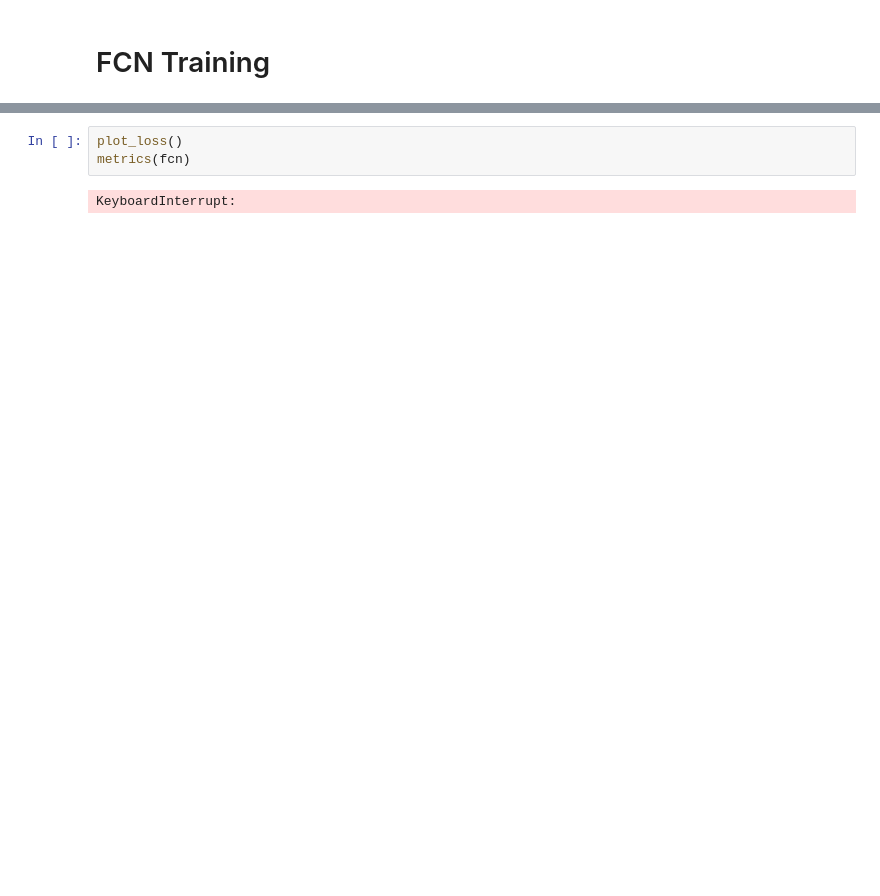
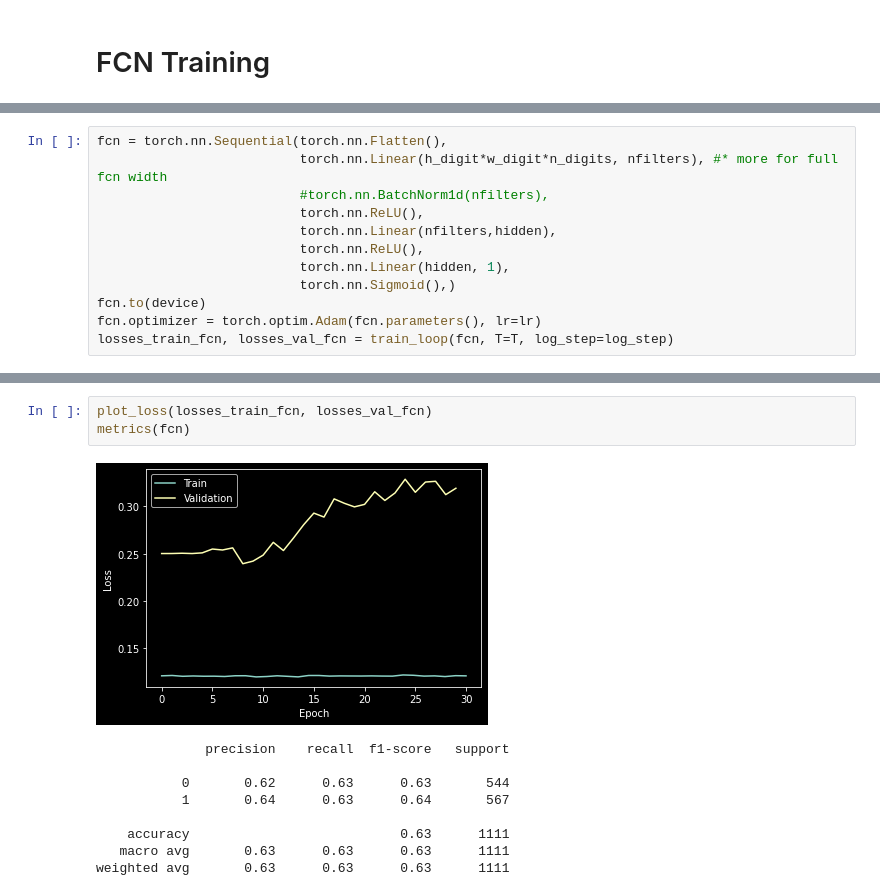
Before and after one commit to okitouni/Learning-symmetries, a Jupyter notebook: ReproducingCompSeparation.ipynb, the cells around one changed output, grey strips where cells are left out. Cells and saved outputs as stored; diff of their text form; blank space fills up the shorter version.

```diff
--- a/ReproducingCompSeparation.ipynb
+++ b/ReproducingCompSeparation.ipynb
@@ -314,0 +254,12 @@ KeyboardInterrupt:
+# %%
+fcn = torch.nn.Sequential(torch.nn.Flatten(),
+                          torch.nn.Linear(h_digit*w_digit*n_digits, nfilters), #* more for full fcn width
+                          #torch.nn.BatchNorm1d(nfilters),
+                          torch.nn.ReLU(),
+                          torch.nn.Linear(nfilters,hidden),
+                          torch.nn.ReLU(),
+                          torch.nn.Linear(hidden, 1),
+                          torch.nn.Sigmoid(),)
+fcn.to(device)
+fcn.optimizer = torch.optim.Adam(fcn.parameters(), lr=lr)
+losses_train_fcn, losses_val_fcn = train_loop(fcn, T=T, log_step=log_step)
@@ -315,5 +284,13 @@ KeyboardInterrupt:
 # %%
-plot_loss()
+plot_loss(losses_train_fcn, losses_val_fcn)
 metrics(fcn)
 # %% [output]
+[figure, added]
-KeyboardInterrupt:
+              precision    recall  f1-score   support
+
+           0       0.62      0.63      0.63       544
+           1       0.64      0.63      0.64       567
+
+    accuracy                           0.63      1111
+   macro avg       0.63      0.63      0.63      1111
+weighted avg       0.63      0.63      0.63      1111
```
Also changed, not shown: parts of 25 cells of this notebook, 2 other files.
